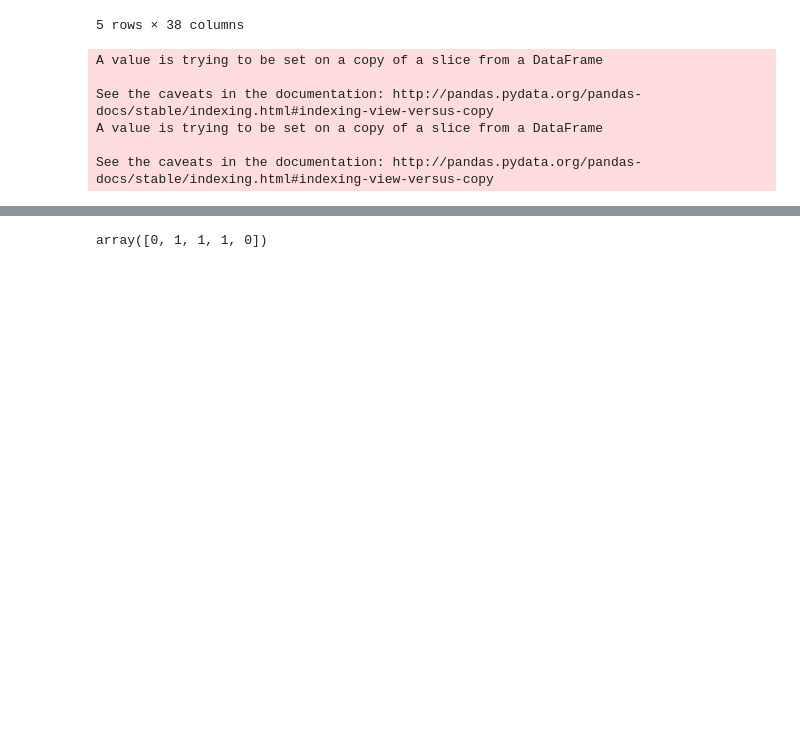
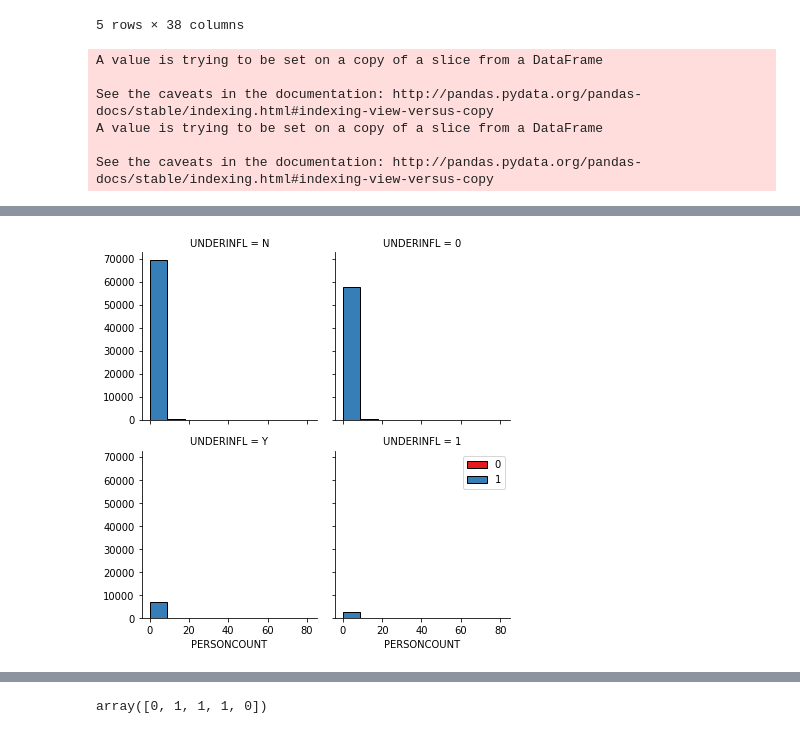
Before and after one commit to Vishal1707/capstone-project, a Jupyter notebook: capstone-project-notebook.ipynb, the cells around one changed output, grey strips where cells are left out. Drawn from its saved outputs; the diff is of its cells as text; code cells hidden in the pictures; blank space fills up the shorter version.

```diff
--- a/capstone-project-notebook.ipynb
+++ b/capstone-project-notebook.ipynb
@@ -55,3 +93,13 @@ See the caveats in the documentation: http://pandas.pydata.org/pandas-docs/stabl
+# %%
+import seaborn as sns
+
+bins = np.linspace(df_data.PERSONCOUNT.min(), df_data.PERSONCOUNT.max(), 10)
+g = sns.FacetGrid(df_data, col="UNDERINFL", hue="SEVERITYCODE", palette="Set1", col_wrap=2)
+g.map(plt.hist, 'PERSONCOUNT', bins=bins, ec="k")
+g.axes[-1].legend()
+plt.show()
+# %% [output]
+[figure, added]
 # %%
 Feature = df_data[['VEHCOUNT','PERSONCOUNT']]
 Feature = pd.concat([Feature,pd.get_dummies(df_data[['UNDERINFL','INATTENTIONIND','SPEEDING','LIGHTCOND','ROADCOND','WEATHER','HITPARKEDCAR','SDOT_COLDESC','JUNCTIONTYPE','COLLISIONTYPE','HITPARKEDCAR','ADDRTYPE']])], axis=1)
```
Also changed, not shown: parts of 3 cells of this notebook.
